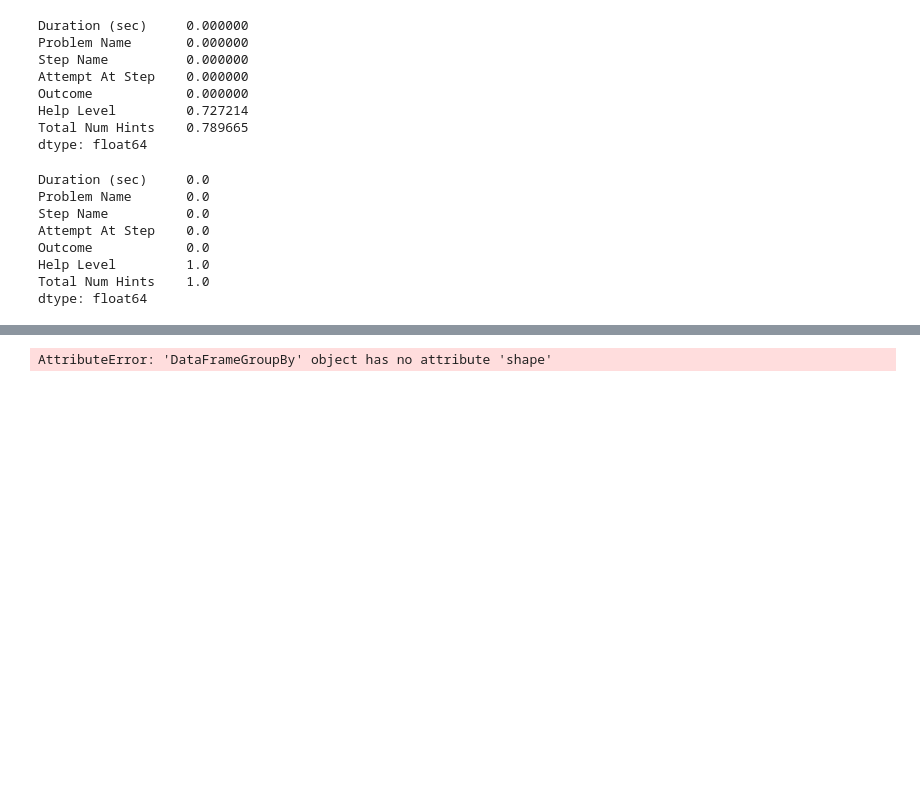
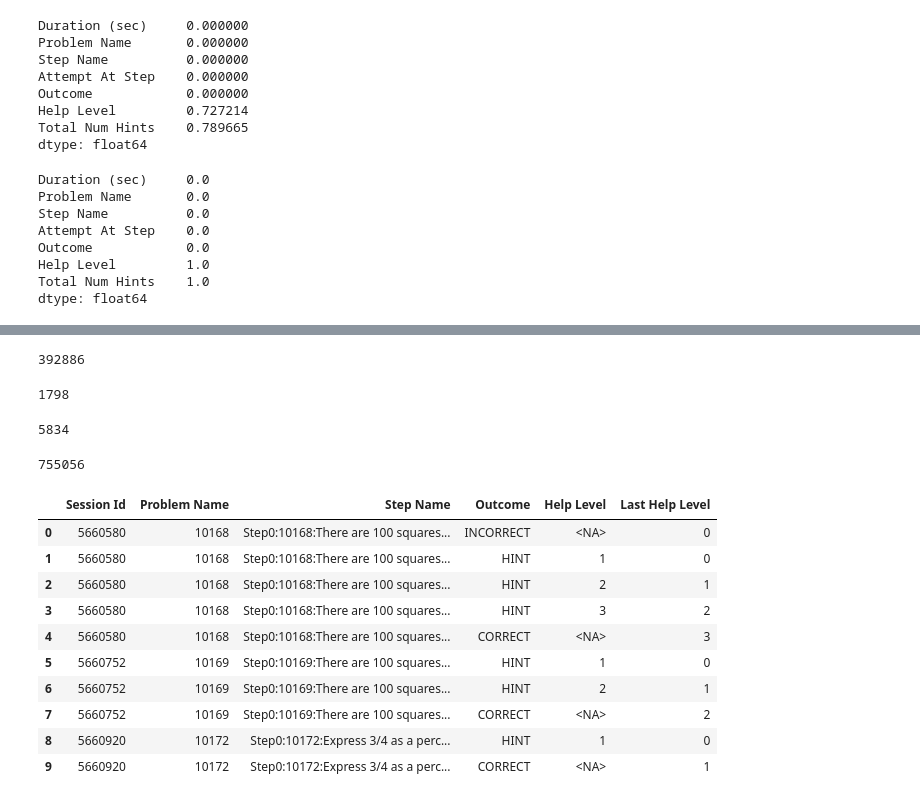
Before and after one commit to boa50/intelligent-tutoring-analysis, a Jupyter notebook: Analysis.ipynb, the cells around one changed output, grey strips where cells are left out. Saved outputs shown, nothing was run; the diff lists cells and outputs as text; code cells hidden in the pictures; blank space fills up the shorter version.

```diff
--- a/Analysis.ipynb
+++ b/Analysis.ipynb
@@ -678,5 +696,37 @@ df_test
 # %%
 ### Checking if the Session Id divides the groups correctly by problem and step
-df_cleaned.groupby('Session Id').shape[0]
+df_cleaned['Session Id'].nunique()
 # %% [output]
-AttributeError: 'DataFrameGroupBy' object has no attribute 'shape'
+392886
+# %%
+df_cleaned['Problem Name'].nunique()
+# %% [output]
+1798
+# %%
+df_cleaned['Step Name'].nunique()
+# %% [output]
+5834
+# %%
+(df_cleaned['Session Id'].astype(str) + df_cleaned['Problem Name'].astype(str) + df_cleaned['Step Name']).nunique()
+# %% [output]
+755056
+# %%
+group_columns = ['Session Id', 'Problem Name', 'Step Name']
+
+df_test['Last Help Level'] = df_test.groupby(group_columns)['Help Level'].apply(lambda x: x.fillna(method='ffill'))
+df_test['Last Help Level'] = df_test['Last Help Level'].fillna(0)
+df_test.loc[df_test['Outcome'] == 'HINT', 'Last Help Level'] -= 1
+# %%
+df_test
+# %% [output]
+|  | Session Id | Problem Name | Step Name | Outcome | Help Level | Last Help Level |
+| 0 | 5660580 | 10168 | Step0:10168:There are 100 squares... | INCORRECT | <NA> | 0 |
+| 1 | 5660580 | 10168 | Step0:10168:There are 100 squares... | HINT | 1 | 0 |
+| 2 | 5660580 | 10168 | Step0:10168:There are 100 squares... | HINT | 2 | 1 |
+| 3 | 5660580 | 10168 | Step0:10168:There are 100 squares... | HINT | 3 | 2 |
+| 4 | 5660580 | 10168 | Step0:10168:There are 100 squares... | CORRECT | <NA> | 3 |
+| 5 | 5660752 | 10169 | Step0:10169:There are 100 squares... | HINT | 1 | 0 |
+| 6 | 5660752 | 10169 | Step0:10169:There are 100 squares... | HINT | 2 | 1 |
+| 7 | 5660752 | 10169 | Step0:10169:There are 100 squares... | CORRECT | <NA> | 2 |
+| 8 | 5660920 | 10172 | Step0:10172:Express 3/4 as a perc... | HINT | 1 | 0 |
+| 9 | 5660920 | 10172 | Step0:10172:Express 3/4 as a perc... | CORRECT | <NA> | 1 |
```
Also changed, not shown: parts of 53 cells of this notebook.
